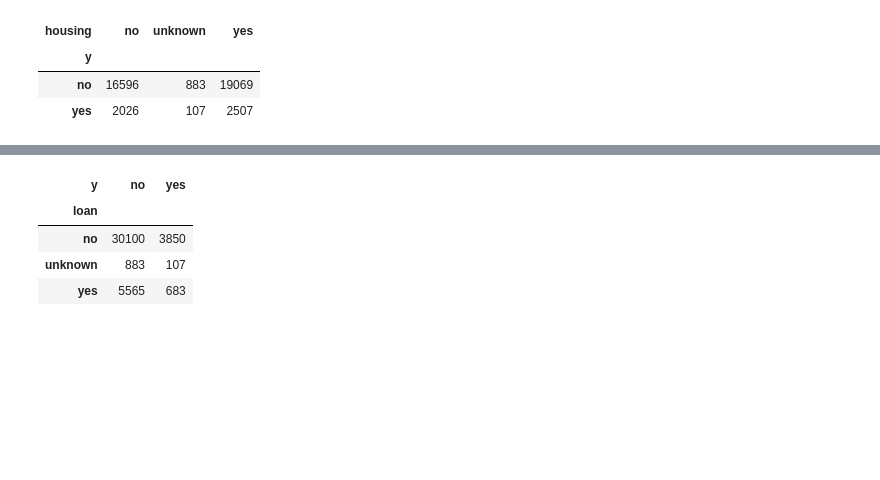
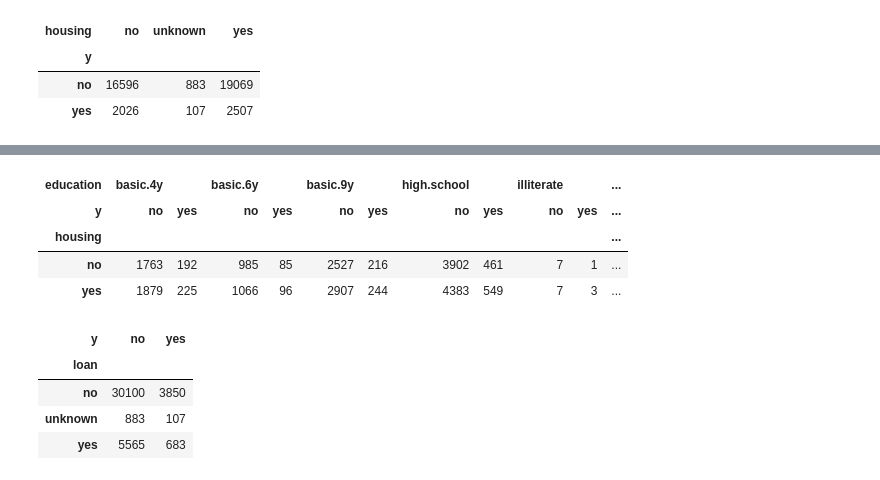
Before and after one commit to AmeeAyco/BANK-DATA-MARKETING-, a Jupyter notebook: MAN_203_S1.ipynb, the cells around one changed output, grey strips where cells are left out. Saved outputs shown, nothing was run; the diff lists cells and outputs as text; code cells hidden in the pictures; blank space fills up the shorter version.

```diff
--- a/MAN_203_S1.ipynb
+++ b/MAN_203_S1.ipynb
@@ -741,3 +749,11 @@ pd.crosstab(df_Bank_Data['housing'],df_Bank_Data['y'])
+# %%
+pd.crosstab( df_Bank_Data['housing'], [df_Bank_Data['education'], df_Bank_Data['y']])
+# %% [output]
+| education | basic.4y |  | basic.6y |  | basic.9y |  | high.school |  | illiterate |  | ... |
+| y | no | yes | no | yes | no | yes | no | yes | no | yes | ... |
+| housing |  |  |  |  |  |  |  |  |  |  | ... |
+| no | 1763 | 192 | 985 | 85 | 2527 | 216 | 3902 | 461 | 7 | 1 | ... |
+| yes | 1879 | 225 | 1066 | 96 | 2907 | 244 | 4383 | 549 | 7 | 3 | ... |
 # %%
 pd.crosstab(df_Bank_Data['loan'],df_Bank_Data['y'])
 # %% [output]
```
Also changed, not shown: parts of 11 cells of this notebook.
